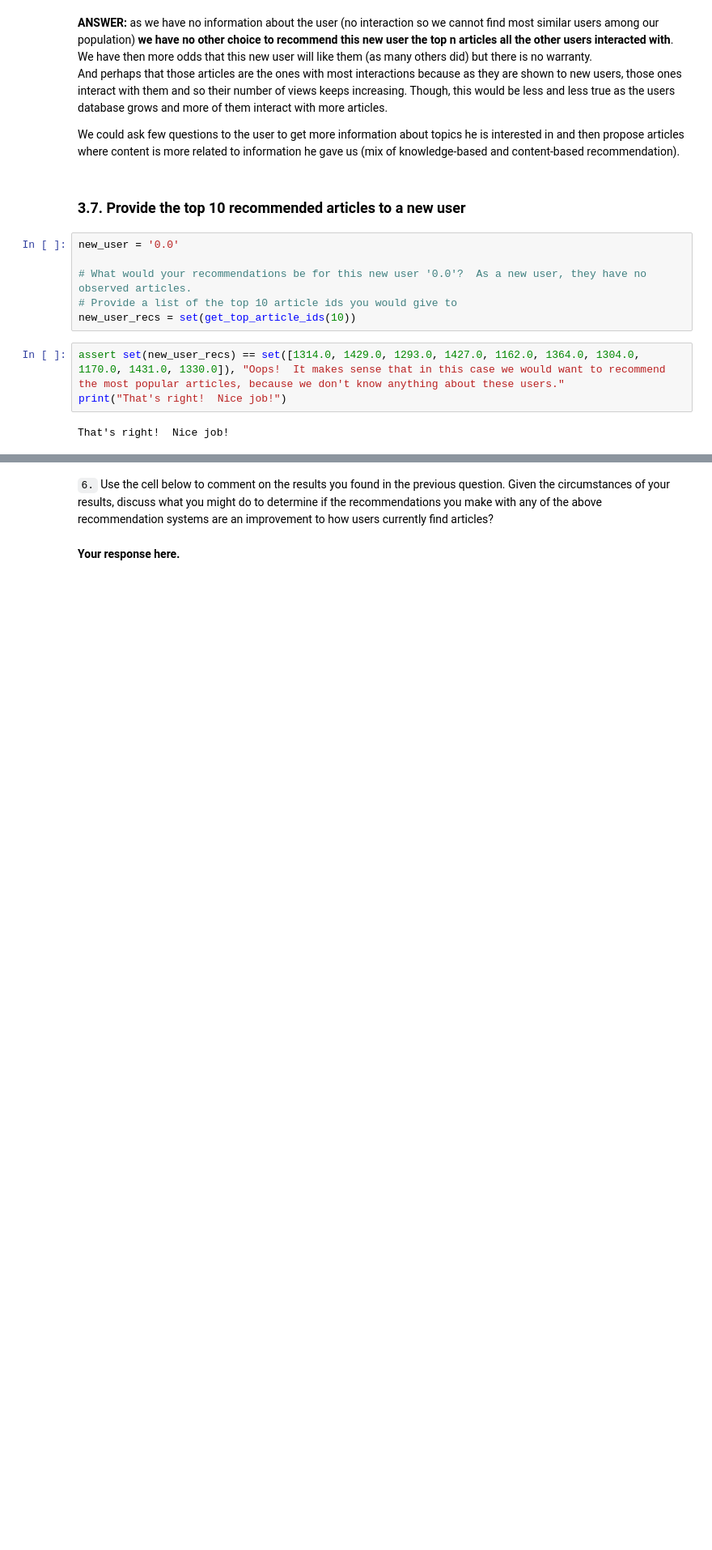
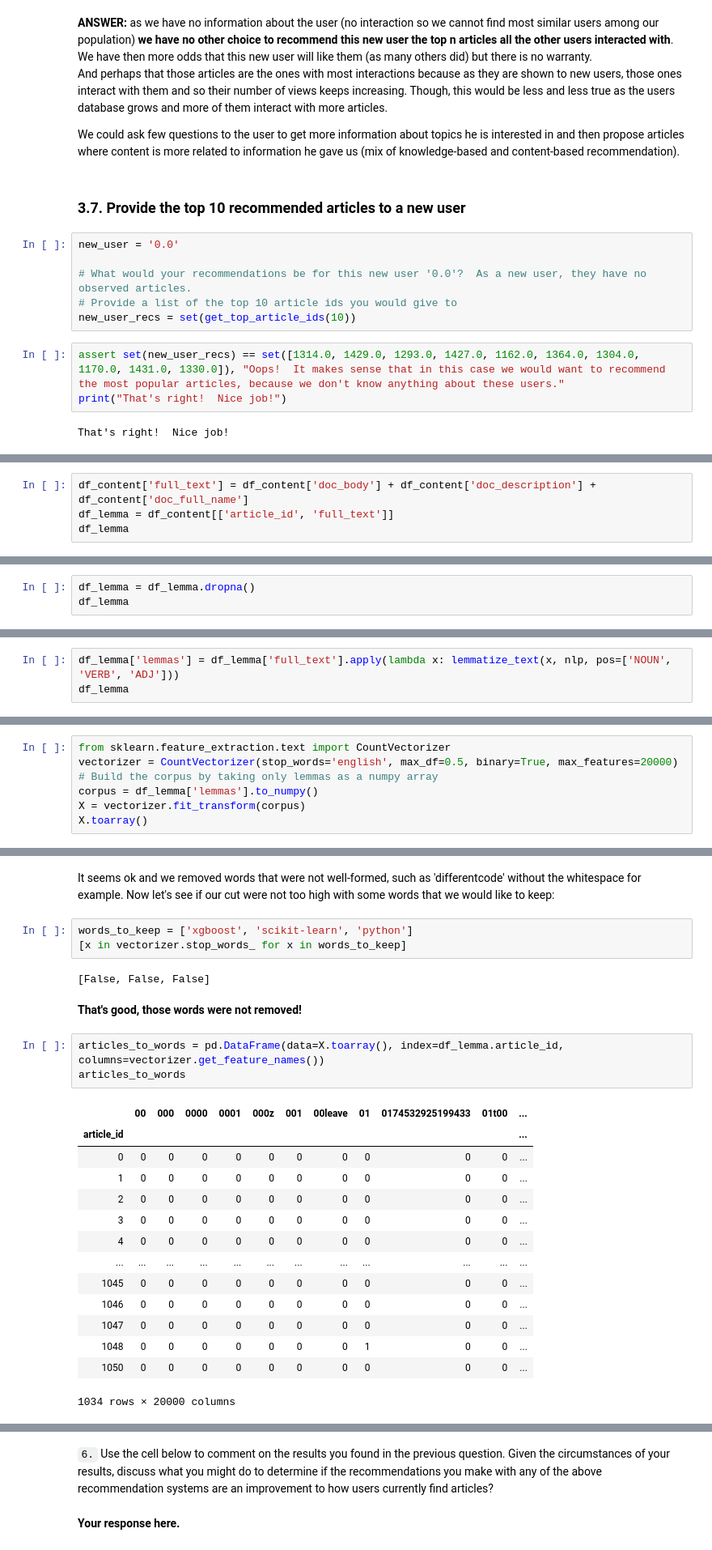
Before and after one commit to nidragedd/udadsnd-p6-recommendation_engine, a Jupyter notebook: notebooks/Recommendations_with_IBM.ipynb, the cells around one changed output, grey strips where cells are left out. Shown: that part at 81% size. Drawn from its saved outputs; the diff is of its cells as text; blank space fills up the shorter version.

```diff
--- a/notebooks/Recommendations_with_IBM.ipynb
+++ b/notebooks/Recommendations_with_IBM.ipynb
@@ -874,0 +807,4 @@ u_train, s_train, vt_train = # fit svd similar to above then use the cells below
+# %%
+df_content['full_text'] = df_content['doc_body'] + df_content['doc_description'] + df_content['doc_full_name']
+df_lemma = df_content[['article_id', 'full_text']]
+df_lemma
@@ -874,0 +832,3 @@ u_train, s_train, vt_train = # fit svd similar to above then use the cells below
+# %%
+df_lemma = df_lemma.dropna()
+df_lemma
@@ -874,0 +851,3 @@ u_train, s_train, vt_train = # fit svd similar to above then use the cells below
+# %%
+df_lemma['lemmas'] = df_lemma['full_text'].apply(lambda x: lemmatize_text(x, nlp, pos=['NOUN', 'VERB', 'ADJ']))
+df_lemma
@@ -874,0 +879,7 @@ u_train, s_train, vt_train = # fit svd similar to above then use the cells below
+# %%
+from sklearn.feature_extraction.text import CountVectorizer
+vectorizer = CountVectorizer(stop_words='english', max_df=0.5, binary=True, max_features=20000)
+# Build the corpus by taking only lemmas as a numpy array
+corpus = df_lemma['lemmas'].to_numpy()
+X = vectorizer.fit_transform(corpus)
+X.toarray()
@@ -874,0 +923,27 @@ u_train, s_train, vt_train = # fit svd similar to above then use the cells below
+# %% [markdown]
+It seems ok and we removed words that were not well-formed, such as 'differentcode' without the whitespace for example. Now let's see if our cut were not too high with some words that we would like to keep:
+# %%
+words_to_keep = ['xgboost', 'scikit-learn', 'python']
+[x in vectorizer.stop_words_ for x in words_to_keep]
+# %% [output]
+[False, False, False]
+# %% [markdown]
+**That's good, those words were not removed!**
+# %%
+articles_to_words = pd.DataFrame(data=X.toarray(), index=df_lemma.article_id, columns=vectorizer.get_feature_names())
+articles_to_words
+# %% [output]
+|  | 00 | 000 | 0000 | 0001 | 000z | 001 | 00leave | 01 | 0174532925199433 | 01t00 | ... |
+| article_id |  |  |  |  |  |  |  |  |  |  | ... |
+| 0 | 0 | 0 | 0 | 0 | 0 | 0 | 0 | 0 | 0 | 0 | ... |
+| 1 | 0 | 0 | 0 | 0 | 0 | 0 | 0 | 0 | 0 | 0 | ... |
+| 2 | 0 | 0 | 0 | 0 | 0 | 0 | 0 | 0 | 0 | 0 | ... |
+| 3 | 0 | 0 | 0 | 0 | 0 | 0 | 0 | 0 | 0 | 0 | ... |
+| 4 | 0 | 0 | 0 | 0 | 0 | 0 | 0 | 0 | 0 | 0 | ... |
+| ... | ... | ... | ... | ... | ... | ... | ... | ... | ... | ... | ... |
+| 1045 | 0 | 0 | 0 | 0 | 0 | 0 | 0 | 0 | 0 | 0 | ... |
+| 1046 | 0 | 0 | 0 | 0 | 0 | 0 | 0 | 0 | 0 | 0 | ... |
+| 1047 | 0 | 0 | 0 | 0 | 0 | 0 | 0 | 0 | 0 | 0 | ... |
+| 1048 | 0 | 0 | 0 | 0 | 0 | 0 | 0 | 1 | 0 | 0 | ... |
+| 1050 | 0 | 0 | 0 | 0 | 0 | 0 | 0 | 0 | 0 | 0 | ... |
+1034 rows × 20000 columns
```
Also changed, not shown: parts of 83 cells of this notebook, 1 other file.
